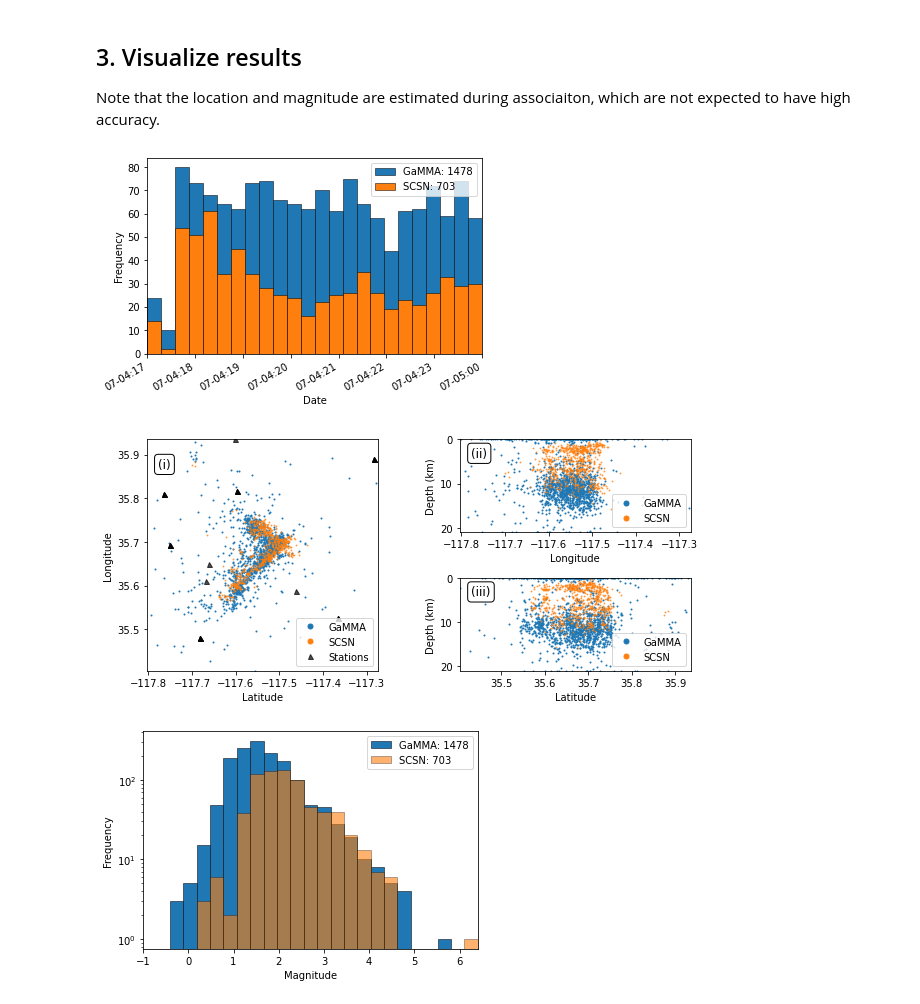
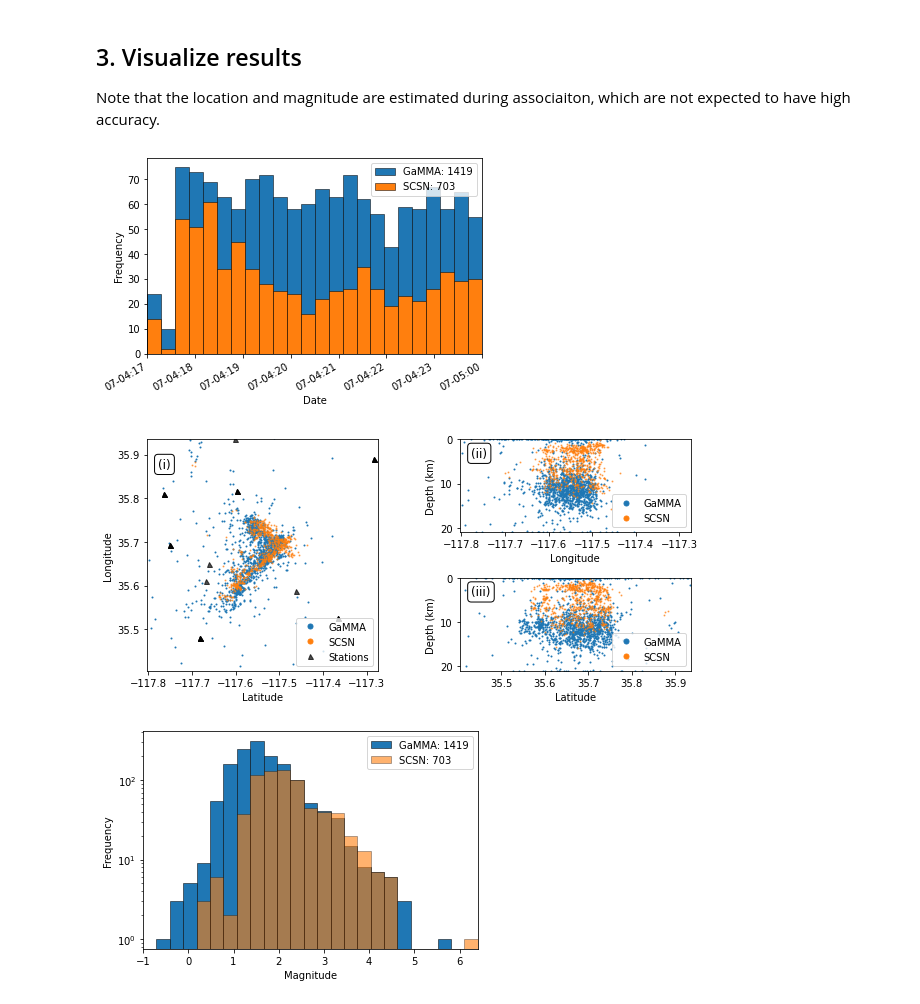
Before and after one commit to AI4EPS/GaMMA, a Jupyter notebook: docs/example_phasenet.ipynb, the cells around one changed output. Drawn from its saved outputs; the diff is of its cells as text; code cells hidden in the pictures.

```diff
--- a/docs/example_phasenet.ipynb
+++ b/docs/example_phasenet.ipynb
@@ -86,19 +68,34 @@ config["use_amplitude"] = True
 config["x(km)"] = (np.array(config["xlim_degree"])-np.array(config["center"][0]))*config["degree2km"]
 config["y(km)"] = (np.array(config["ylim_degree"])-np.array(config["center"][1]))*config["degree2km"]
 config["z(km)"] = (0, 20)
-config["vel"] = {"p":6.0, "s":6.0/1.75}
+config["vel"] = {"p": 6.0, "s": 6.0 / 1.75}
+config["method"] = "BGMM"
+if config["method"] == "BGMM":
+    config["oversample_factor"] = 3
+if config["method"] == "GMM":
+    config["oversample_factor"] = 1
 
 # DBSCAN
-config["bfgs_bounds"] = ((config["x(km)"][0]-1, config["x(km)"][1]+1), #x
-                        (config["y(km)"][0]-1, config["y(km)"][1]+1), #y
-                        (0, config["z(km)"][1]+1), #x
-                        (None, None)) #t
-config["dbscan_eps"] = min(np.sqrt((stations["x(km)"].max()-stations["x(km)"].min())**2 +
-                                   (stations["y(km)"].max()-stations["y(km)"].min())**2)/(6.0/1.75), 6) #s
-config["dbscan_min_samples"] = min(len(stations), 3)
+config["bfgs_bounds"] = (
+    (config["x(km)"][0] - 1, config["x(km)"][1] + 1),  # x
+    (config["y(km)"][0] - 1, config["y(km)"][1] + 1),  # y
+    (0, config["z(km)"][1] + 1),  # x
+    (None, None),  # t
+)
+config["dbscan_eps"] = min(
+    6, #seconds
+    np.sqrt(
+        (stations["x(km)"].max() - stations["x(km)"].min()) ** 2
+        + (stations["y(km)"].max() - stations["y(km)"].min()) ** 2
+    )
+    / (6.0 / 1.75),
+)
+config["dbscan_min_samples"] = min(3, len(stations))
+
 # Filtering
-config["min_picks_per_eq"] = min(len(stations)//2, 10)
-config["oversample_factor"] = min(len(stations)//2, 10)
+config["min_picks_per_eq"] = min(10, len(stations) // 2)
+config["max_sigma11"] = 1.0
+config["max_sigma22"] = 0.5
 
 for k, v in config.items():
     print(f"{k}: {v}")
@@ -180,26 +172,25 @@ catalog_label="SCSN"
 # %%
 stations = pd.read_csv(data_dir("stations.csv"), delimiter="\t")
 events = pd.read_csv(data_dir("events.csv"), delimiter="\t")
 events["time"] = events["time"].apply(lambda x: datetime.strptime(x, "%Y-%m-%dT%H:%M:%S.%f"))
 
 catalog = pd.read_csv(data_dir("catalog_gamma.csv"), delimiter="\t")
 catalog["time"] = catalog["time"].apply(lambda x: datetime.strptime(x, "%Y-%m-%dT%H:%M:%S.%f"))
-catalog["covariance"] = catalog["covariance"].apply(lambda x: [float(i) for i  in x.split(",")])
 
 plt.figure()
 plt.hist(catalog["time"], range=(config["starttime"], config["endtime"]), bins=24, edgecolor="k", alpha=1.0, linewidth=0.5, label=f"{result_label}: {len(catalog['time'])}")
 plt.hist(events["time"], range=(config["starttime"], config["endtime"]), bins=24, edgecolor="k", alpha=1.0, linewidth=0.5, label=f"{catalog_label}: {len(events['time'])}")
 plt.ylabel("Frequency")
 plt.xlabel("Date")
 plt.gca().autoscale(enable=True, axis='x', tight=True)
 plt.gca().xaxis.set_major_formatter(mdates.DateFormatter('%m-%d:%H'))
 plt.gcf().autofmt_xdate()
 plt.legend()
 plt.savefig(figure_dir("earthquake_number.png"), bbox_inches="tight", dpi=300)
 plt.savefig(figure_dir("earthquake_number.pdf"), bbox_inches="tight")
 plt.show();
 # %% [output]
-[figure, old version]
+[figure, new version]
 # %%
 fig = plt.figure(figsize=plt.rcParams["figure.figsize"]*np.array([1.5,1]))
 box = dict(boxstyle='round', facecolor='white', alpha=1)
@@ -257,7 +248,7 @@ plt.savefig(figure_dir("earthquake_location.png"), bbox_inches="tight", dpi=300)
 plt.savefig(figure_dir("earthquake_location.pdf"), bbox_inches="tight", dpi=300)
 plt.show();
 # %% [output]
-[figure, old version]
+[figure, new version]
 # %%
 plt.figure()
 plt.hist(catalog["magnitude"], range=(-1., events["magnitude"].max()), bins=25, alpha=1.0,  edgecolor="k", linewidth=0.5, label=f"{result_label}: {len(catalog['magnitude'])}")
@@ -272,7 +263,7 @@ plt.savefig(figure_dir("earthquake_magnitude_frequency.png"), bbox_inches="tight
 plt.savefig(figure_dir("earthquake_magnitude_frequency.pdf"), bbox_inches="tight")
 plt.show();
 # %% [output]
-[figure, old version]
+[figure, new version]
 # %%
 plt.figure()
 plt.plot(catalog["time"], catalog["magnitude"], '.', markersize=5, alpha=1.0, rasterized=True)
```
Also changed, not shown: parts of 5 cells of this notebook.
